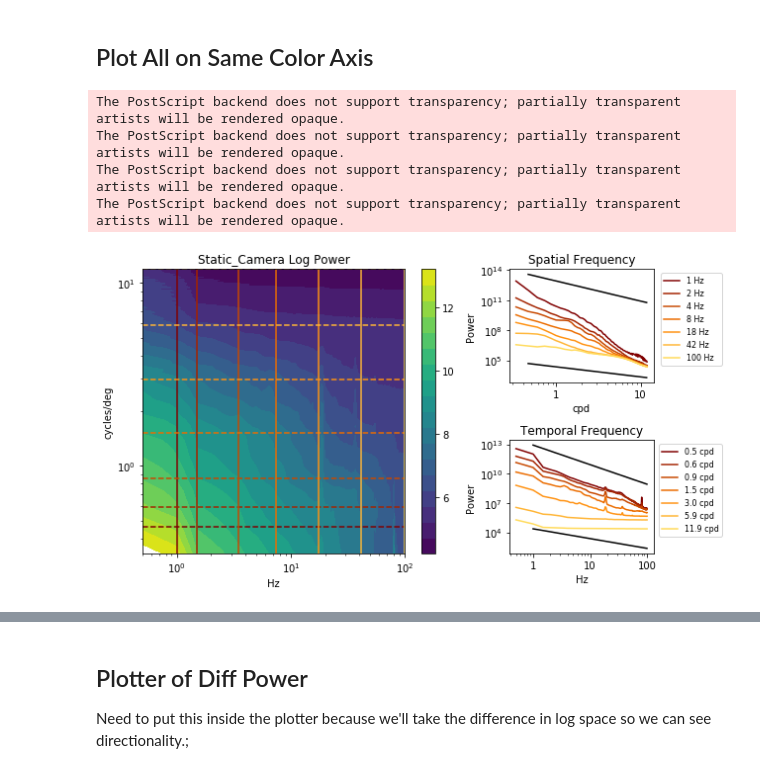
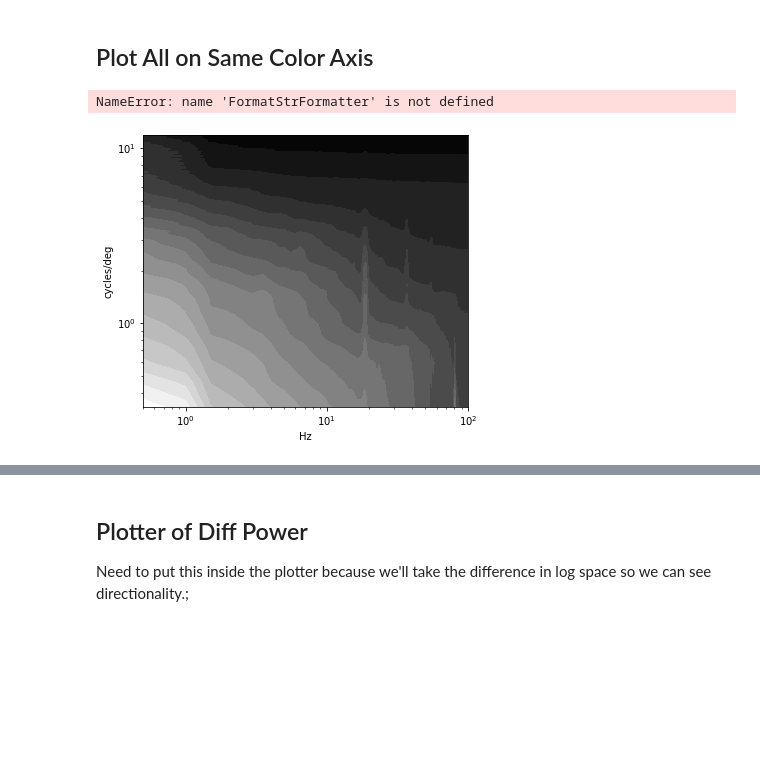
Before and after one commit to vdutell/st-bravo_analysis, a Jupyter notebook: 5. Compare_Conditions.ipynb, the cells around one changed output, grey strips where cells are left out. Saved outputs shown, nothing was run; the diff lists cells and outputs as text; code cells hidden in the pictures; blank space fills up the shorter version.

```diff
--- a/5. Compare_Conditions.ipynb
+++ b/5. Compare_Conditions.ipynb
@@ -130,7 +133,9 @@ fqs_time = fqs_time[fqs_time_keep]
 #spacecolors = plt.cm.get_cmap('hsv')
 
 
-def da_plot_power(power_spectrum, fqspace, fqtime, nsamples = 5, minmaxcolors=(None, None), figname='Plot', saveloc='./output', logscale=True, show_onef_line=True, grey_contour=True, vector_save=False, legend_loc=0, cmap='hsv'):
+def da_plot_power(power_spectrum, fqspace, fqtime, nsamples = 5, minmaxcolors=(None, None), figname='Plot', saveloc='./output',
+                  logscale=True, show_onef_line=True, vector_save=False, legend_loc=0,
+                  cmap_p='viridis', cmap_s='hsv', cmap_t='hsv'):
     '''
     THE Dong & Attick Plot (Dong & Attick 1995; fig 7) with heatmap added.
     Produces three plots:
@@ -177,9 +182,9 @@ def da_plot_power(power_spectrum, fqspace, fqtime, nsamples = 5, minmaxcolors=(N
     timesamplefqs_idx = np.round(np.geomspace(time_end_offset, time_end_sample,
                                      nsamples),0).astype(int)
 
-    spacecolors = lambda x: plt.cm.get_cmap(cmap)(x / nsamples * 0.5 + 0.25)
+    spacecolors = lambda x: plt.cm.get_cmap(cmap_s)(x / nsamples * 0.5 + 0.25)
 #     spacecolors = np.array(['saddlebrown','brown', 'chocolate', 'darkgoldenrod','orange', 'gold','yellow'])#[::-1]
-    timecolors = spacecolors
+    timecolors = lambda x: plt.cm.get_cmap(cmap_t)(x / nsamples * 0.5 + 0.25)
 
     #make a grid
     fig = plt.figure(figsize=(9,5))
@@ -204,34 +209,34 @@ def da_plot_power(power_spectrum, fqspace, fqtime, nsamples = 5, minmaxcolors=(N
         maxc = np.max(np.log10(power_spectrum))
 
     clev = np.arange(minc,maxc,0.5)
-    if(grey_contour):
-        hm = axes_hm.contourf(fqtime, fqspace, np.log10(power_spectrum),
+    hm = axes_hm.contourf(fqtime, fqspace, np.log10(power_spectrum),
                               clev,
-                              cmap='gray',
-                              norm=mpl.colors.Normalize(minc, maxc))
-    else:
-        hm = axes_hm.contourf(fqtime, fqspace, np.log10(power_spectrum),
-                              clev,
-                              cmap='viridis',
+                              cmap=cmap_p,
                               norm=mpl.colors.Normalize(minc, maxc))
     if(logscale):
         axes_hm.set_xscale("log")
         axes_hm.set_yscale("log")
+
     axes_hm.set_xlabel('Hz')
     axes_hm.set_ylabel('cycles/deg')
+    axes_hm.xaxis.set_major_formatter(FormatStrFormatter('%.0f'))
+    axes_hm.yaxis.set_major_formatter(FormatStrFormatter('%.0f'))
     axes_hm.set_title(f'{figname} Log Power')
 
-    cb = plt.colorbar(hm)
-    tick_locator = mpl.ticker.MaxNLocator(nbins=5)
-    cb.locator = tick_locator
-    cb.update_ticks()
+    cb = plt.colorbar(hm, format='%.1f')
+    #tick_locator = mpl.ticker.MaxNLocator(nbins=7)
+    #cb.locator = tick_locator
+    #cb.update_ticks()
+    cb.ax.get_yaxis().labelpad = 15
+    cb.ax.set_ylabel('Log Power', rotation=270)
+
 
     #add lines
     for s in range(nsamples):
         #lines in time
         axes_hm.axvline(fqtime[timesamplefqs_idx[s]],c=timecolors(s),ls='-')
         #lines in space
-        axes_hm.axhline(fqspace[spacesamplefqs_idx[s]],c=spacecolors(s),ls='--')
+        axes_hm.axhline(fqspace[spacesamplefqs_idx[s]],c=spacecolors(s),ls='-')
 
     #spaceplot
     axes_space = plt.subplot(grid_space[0])
@@ -289,14 +294,12 @@ minc = np.min((static_ps_2d, headbody_ps_2d, eye_ps_2d))
 maxc = np.max((static_ps_2d, headbody_ps_2d, eye_ps_2d))
 # %%
 da_plot_power(static_ps_2d, fqs_space, fqs_time, show_onef_line=True, logscale=True,
-                  grey_contour=False, minmaxcolors=(minc, maxc), nsamples = 7,
-                  figname=f'Static_Camera',
-                  saveloc=comparison_save_dir, vector_save=True, legend_loc=1, cmap='afmhot')
+                  minmaxcolors=(minc, maxc), nsamples = 7,
+                  figname=f'World',
+                  saveloc=comparison_save_dir, vector_save=True, legend_loc=1,
+                  cmap_p='binary_r', cmap_s='summer', cmap_t='autumn')
 # %% [output]
-The PostScript backend does not support transparency; partially transparent artists will be rendered opaque.
-The PostScript backend does not support transparency; partially transparent artists will be rendered opaque.
-The PostScript backend does not support transparency; partially transparent artists will be rendered opaque.
-The PostScript backend does not support transparency; partially transparent artists will be rendered opaque.
+NameError: name 'FormatStrFormatter' is not defined
-[figure, old version]
+[figure, new version]
 # %%
 da_plot_power(headbody_ps_2d, fqs_space, fqs_time, show_onef_line=True, logscale=True,
```
Also changed, not shown: parts of 16 cells of this notebook, 6 other files.
